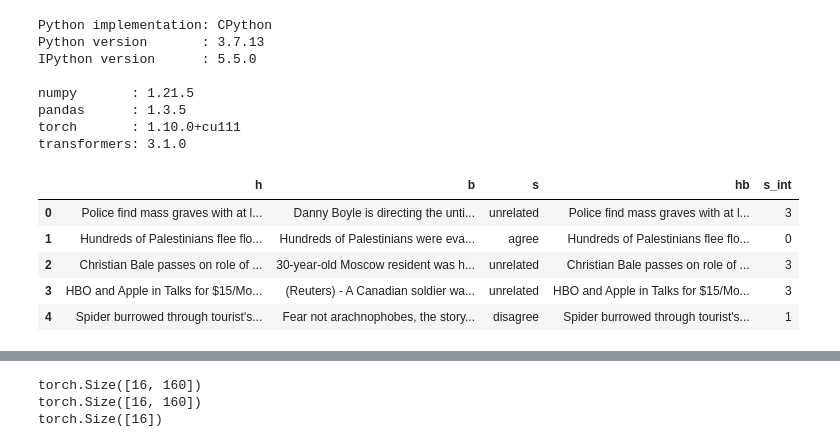
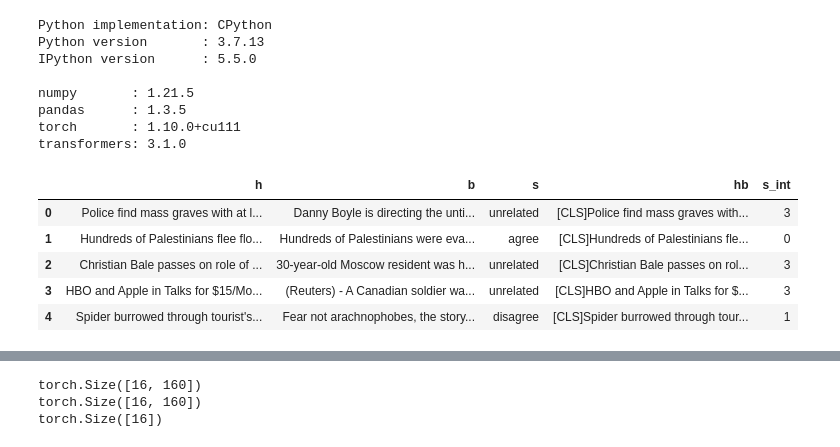
Before and after one commit to billxsheng/598-project, a Jupyter notebook: bert/bert.ipynb, the cells around one changed output, grey strips where cells are left out. Saved outputs shown, nothing was run; the diff lists cells and outputs as text; code cells hidden in the pictures.

```diff
--- a/bert/bert.ipynb
+++ b/bert/bert.ipynb
@@ -96,17 +99,17 @@ s, h, b = get_article_data(train_stances_path, train_bodies_dict)
 # %%
 # Create data frame for training
 data_df = pd.DataFrame(list(zip(h, b, s)), columns=['h', 'b', 's'])
 
-data_df['hb'] = data_df['h'] + '[SEP]' + data_df['b']
+data_df['hb'] = '[CLS]' + data_df['h'] + '[SEP]' + data_df['b'] + '[SEP]'
 data_df['s_int'] = data_df.apply(lambda row: stance_map.get(row['s']), axis=1)
 data_df.head()
 # %% [output]
 |  | h | b | s | hb | s_int |
-| 0 | Police find mass graves with at l... | Danny Boyle is directing the unti... | unrelated | Police find mass graves with at l... | 3 |
-| 1 | Hundreds of Palestinians flee flo... | Hundreds of Palestinians were eva... | agree | Hundreds of Palestinians flee flo... | 0 |
-| 2 | Christian Bale passes on role of ... | 30-year-old Moscow resident was h... | unrelated | Christian Bale passes on role of ... | 3 |
-| 3 | HBO and Apple in Talks for $15/Mo... | (Reuters) - A Canadian soldier wa... | unrelated | HBO and Apple in Talks for $15/Mo... | 3 |
-| 4 | Spider burrowed through tourist's... | Fear not arachnophobes, the story... | disagree | Spider burrowed through tourist's... | 1 |
+| 0 | Police find mass graves with at l... | Danny Boyle is directing the unti... | unrelated | [CLS]Police find mass graves with... | 3 |
+| 1 | Hundreds of Palestinians flee flo... | Hundreds of Palestinians were eva... | agree | [CLS]Hundreds of Palestinians fle... | 0 |
+| 2 | Christian Bale passes on role of ... | 30-year-old Moscow resident was h... | unrelated | [CLS]Christian Bale passes on rol... | 3 |
+| 3 | HBO and Apple in Talks for $15/Mo... | (Reuters) - A Canadian soldier wa... | unrelated | [CLS]HBO and Apple in Talks for $... | 3 |
+| 4 | Spider burrowed through tourist's... | Fear not arachnophobes, the story... | disagree | [CLS]Spider burrowed through tour... | 1 |
 # %%
 # Create tokenizer from BertTokenizer
 tokenizer = BertTokenizer.from_pretrained(PRE_TRAINED_MODEL_NAME)
```
Also changed, not shown: parts of 19 cells of this notebook.
